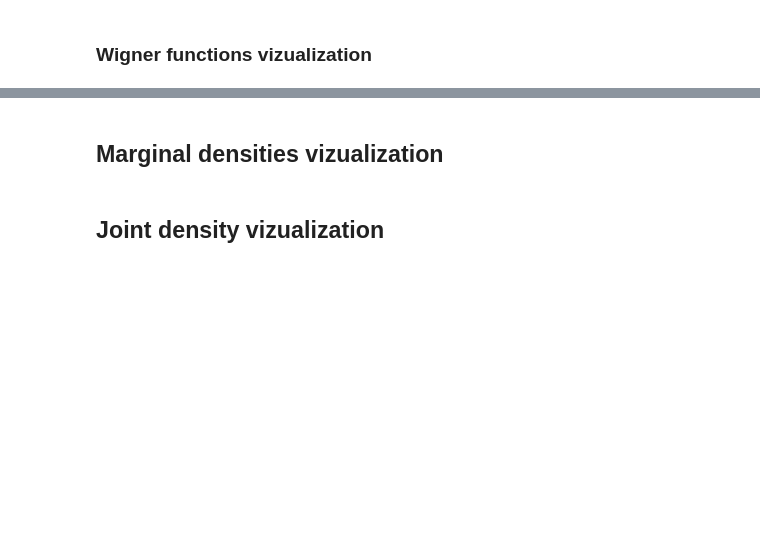
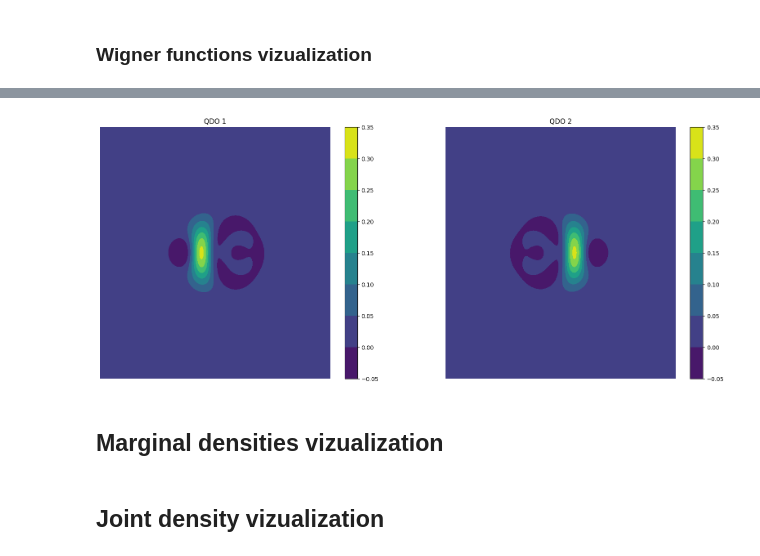
Before and after one commit to MatthieuSarkis/Long-range-intermolecular-interactions-on-a-continuous-variable-quantum-computer, a Jupyter notebook: driver.ipynb, the cells around one changed output, grey strips where cells are left out. Drawn from its saved outputs; the diff is of its cells as text; code cells hidden in the pictures; blank space fills up the shorter version.

Commit message:
vizualize wigner function

```diff
--- a/driver.ipynb
+++ b/driver.ipynb
@@ -260,36 +282,35 @@ plot_entropy(
 # %%
-import glob
-
-directory = 'logs/2023.02.18.12.51.52/theta=0.5890'
-fig_dir = os.path.join(directory, 'figures')
+fig_dir = os.path.join(dir, 'figures')
 os.makedirs(fig_dir, exist_ok=True)
 
 X, P = np.meshgrid(x_quadrature_grid, x_quadrature_grid)
 
-states = glob.glob(os.path.join(directory, 'states', 'distance=*'))
-states.sort()
-states = states[0:]
+angle = 1
+distance = 6
 
-for file in states:
+state = FockStateTF(state_data=states[angle, distance], num_modes=args.modes, pure=True, cutoff_dim=args.cutoff_dim)
 
-    distance = file.split('=')[2].split('.npy')[0]
-    state_data = np.load(file)
-    state = FockStateTF(state_data=state_data, num_modes=args.modes, pure=True, cutoff_dim=args.cutoff_dim)
+w_qdo1 = state.wigner(mode=0, xvec=x_quadrature_grid, pvec=x_quadrature_grid)
+w_qdo2 = state.wigner(mode=1, xvec=x_quadrature_grid, pvec=x_quadrature_grid)
+fig = plt.figure(figsize=(20, 8))
+ax1 = fig.add_subplot(1, 2, 1)#, projection='3d')
+#ax1.plot_surface(X, P, w_qdo1, cmap=cm.coolwarm, lw=0.5, rstride=1, cstride=1)
+heatmap1 = ax1.contourf(X, P, w_qdo1)#, cmap=cm.coolwarm, lw=0.5, rstride=1, cstride=1)
+ax1.set_axis_off()
+ax1.set_title("QDO 1")
+plt.colorbar(heatmap1)
 
-    w_qdo1 = state.wigner(mode=0, xvec=x_quadrature_grid, pvec=x_quadrature_grid)
-    w_qdo2 = state.wigner(mode=1, xvec=x_quadrature_grid, pvec=x_quadrature_grid)
+ax2 = fig.add_subplot(1, 2, 2)#, projection='3d')
+#ax2.plot_surface(X, P, w_qdo2, cmap=cm.coolwarm, lw=0.5, rstride=1, cstride=1)
+heatmap2 = ax2.contourf(X, P, w_qdo2)#, cmap=cm.coolwarm, lw=0.5, rstride=1, cstride=1)
+ax2.set_axis_off()
+ax2.set_title("QDO 2")
+plt.colorbar(heatmap2)
 
-    fig = plt.figure(figsize=(11, 8))
-    ax1 = fig.add_subplot(1, 2, 1, projection='3d')
-    ax1.plot_surface(X, P, w_qdo1, cmap=cm.coolwarm, lw=0.5, rstride=1, cstride=1)
-    ax1.set_axis_off()
-    ax1.set_title("QDO 1")
-    ax2 = fig.add_subplot(1, 2, 2, projection='3d')
-    ax2.plot_surface(X, P, w_qdo1, cmap=cm.coolwarm, lw=0.5, rstride=1, cstride=1)
-    ax2.set_axis_off()
-    ax2.set_title("QDO 2")
-    plt.savefig(os.path.join(fig_dir, distance + '.png'))
-    plt.close()
+#plt.savefig(os.path.join(fig_dir, "{:.4f}".format(distances[distance]) + '.png'))
+plt.show()
+# %% [output]
+[figure, added]
 # %% [markdown]
 ## Marginal densities vizualization
 # %%
```
Also changed, not shown: parts of 8 cells of this notebook, 2 other files.
